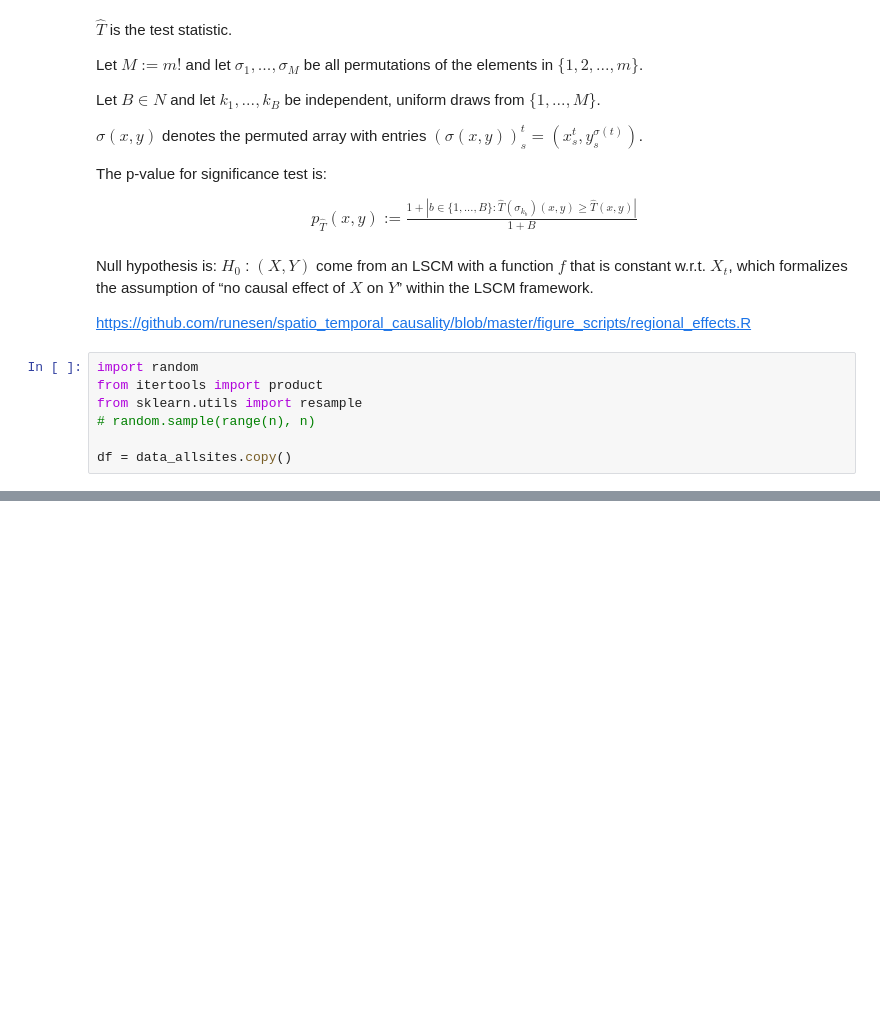
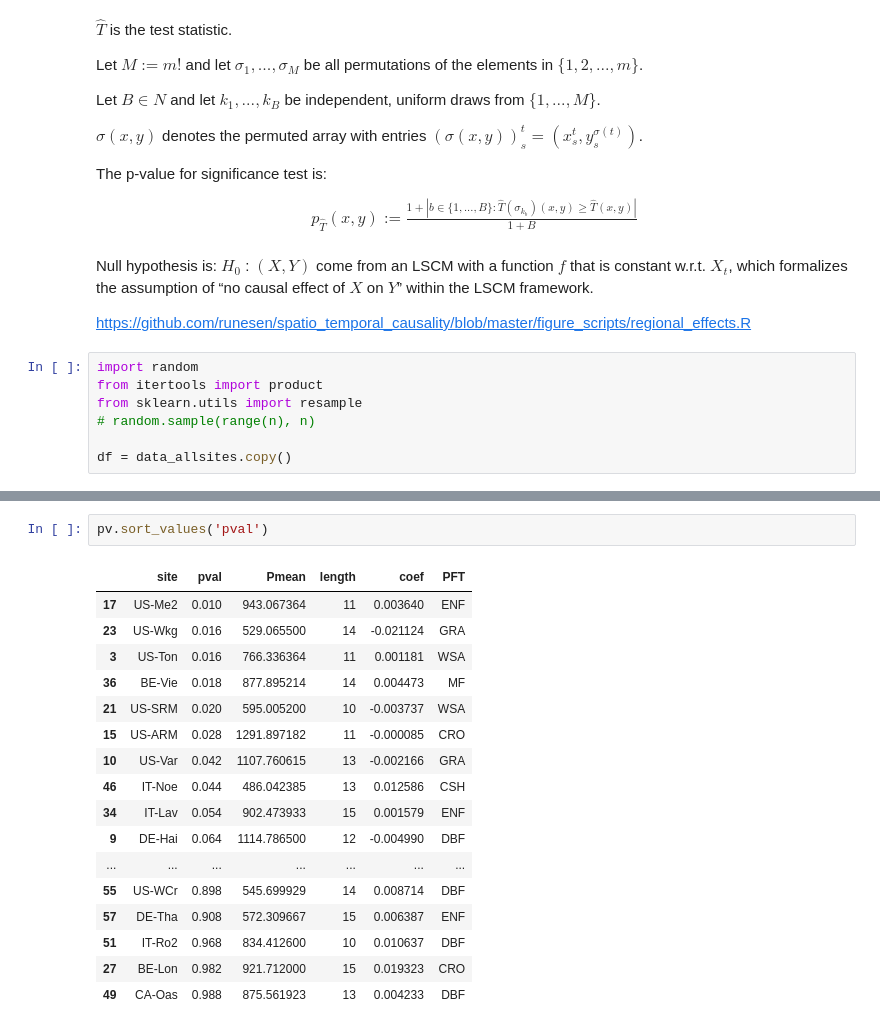
Before and after one commit to YuHuang3019/Applied_Causality, a Jupyter notebook: spatiotemporal_final.ipynb, the cells around one changed output, grey strips where cells are left out. Cells and saved outputs as stored; diff of their text form; blank space fills up the shorter version.

```diff
--- a/spatiotemporal_final.ipynb
+++ b/spatiotemporal_final.ipynb
@@ -356 +370,21 @@ pv['coef'] = test_stats_boot_df.mean(axis=0).values
+# %%
+pv.sort_values('pval')
+# %% [output]
+|  | site | pval | Pmean | length | coef | PFT |
+| 17 | US-Me2 | 0.010 | 943.067364 | 11 | 0.003640 | ENF |
+| 23 | US-Wkg | 0.016 | 529.065500 | 14 | -0.021124 | GRA |
+| 3 | US-Ton | 0.016 | 766.336364 | 11 | 0.001181 | WSA |
+| 36 | BE-Vie | 0.018 | 877.895214 | 14 | 0.004473 | MF |
+| 21 | US-SRM | 0.020 | 595.005200 | 10 | -0.003737 | WSA |
+| 15 | US-ARM | 0.028 | 1291.897182 | 11 | -0.000085 | CRO |
+| 10 | US-Var | 0.042 | 1107.760615 | 13 | -0.002166 | GRA |
+| 46 | IT-Noe | 0.044 | 486.042385 | 13 | 0.012586 | CSH |
+| 34 | IT-Lav | 0.054 | 902.473933 | 15 | 0.001579 | ENF |
+| 9 | DE-Hai | 0.064 | 1114.786500 | 12 | -0.004990 | DBF |
+| ... | ... | ... | ... | ... | ... | ... |
+| 55 | US-WCr | 0.898 | 545.699929 | 14 | 0.008714 | DBF |
+| 57 | DE-Tha | 0.908 | 572.309667 | 15 | 0.006387 | ENF |
+| 51 | IT-Ro2 | 0.968 | 834.412600 | 10 | 0.010637 | DBF |
+| 27 | BE-Lon | 0.982 | 921.712000 | 15 | 0.019323 | CRO |
+| 49 | CA-Oas | 0.988 | 875.561923 | 13 | 0.004233 | DBF |
 # %%
```
Also changed, not shown: parts of 13 cells of this notebook.
